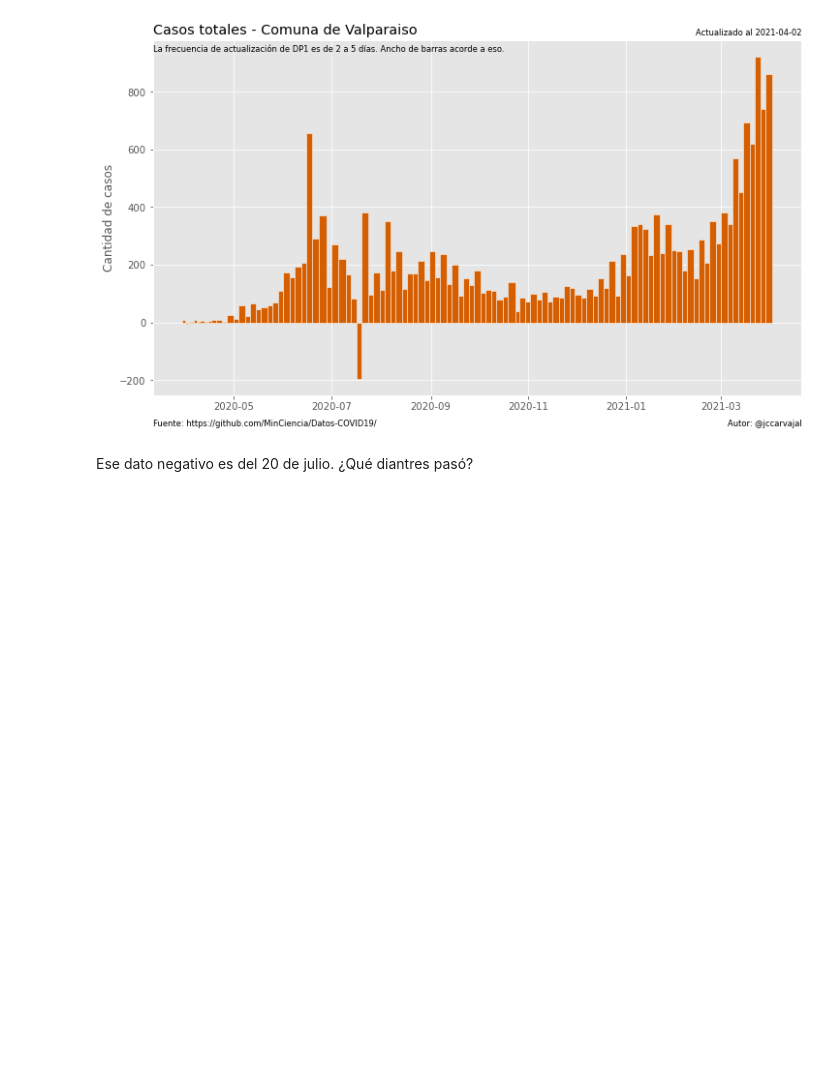
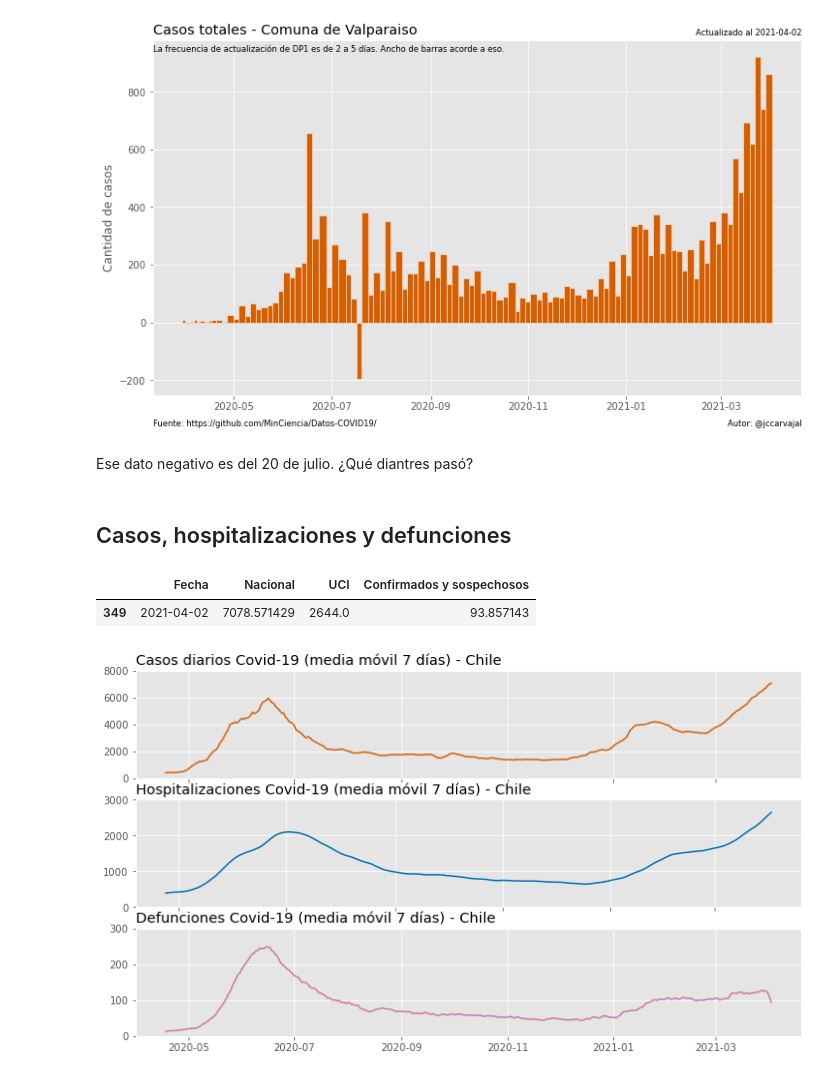
Before and after one commit to jccarvajal/covid19chile, a Jupyter notebook: Covid_19_Chile.ipynb, the cells around one changed output. Cells and saved outputs as stored; diff of their text form; code cells hidden in the pictures; blank space fills up the shorter version.

```diff
--- a/Covid_19_Chile.ipynb
+++ b/Covid_19_Chile.ipynb
@@ -830,3 +830,5 @@ plt.show()
 [figure]
 # %% [markdown]
 Ese dato negativo es del 20 de julio. ¿Qué diantres pasó?
+# %% [markdown]
+## Casos, hospitalizaciones y defunciones
@@ -832,0 +838,59 @@ Ese dato negativo es del 20 de julio. ¿Qué diantres pasó?
+# %%
+# Paso 2: Transformar data
+
+#Casos diarios
+casos_diarios_nacional = dp13_edit_nac[['Fecha', 'Nacional']].reset_index(drop=True)
+
+#Hospitalizaciones
+hospitalizaciones_uci = hospitalizaciones[['Fecha', 'UCI']].reset_index(drop=True)
+hospitalizaciones_uci_mm1 = hospitalizaciones_uci.iloc[:, 0]
+hospitalizaciones_uci_mm2 = hospitalizaciones_uci.iloc[:, 1:18].rolling(7).mean()
+hospitalizaciones_uci_mm = pd.concat([hospitalizaciones_uci_mm1, hospitalizaciones_uci_mm2], axis=1)
+
+#Defunciones
+defunciones_nacional = dp37_f_mm[['Fecha', 'Confirmados y sospechosos']].reset_index(drop=True)
+
+los_dos_casos = pd.merge(casos_diarios_nacional, hospitalizaciones_uci_mm, on=['Fecha'])
+los_tres_casos = pd.merge(los_dos_casos, defunciones_nacional, on=['Fecha'])
+los_tres_casos.tail(1)
+# %% [output]
+|  | Fecha | Nacional | UCI | Confirmados y sospechosos |
+| 349 | 2021-04-02 | 7078.571429 | 2644.0 | 93.857143 |
+# %%
+# Paso 3: Visualizar data
+plt.style.use('ggplot')
+plt.figure(figsize=(12,6.75))
+
+plt.subplot(311)
+plt.plot(los_tres_casos['Fecha'], los_tres_casos['Nacional'], color='#D55E00')
+plt.title('Casos diarios Covid-19 (media móvil 7 días) - Chile', loc='left')
+plt.ylim(ymin=0)
+plt.ylim(ymax=8000)
+plt.gca().axes.xaxis.set_ticklabels([])
+plt.grid(True)
+
+plt.subplot(312)
+plt.plot(los_tres_casos['Fecha'], los_tres_casos['UCI'], color='#0072B2')
+plt.title('Hospitalizaciones Covid-19 (media móvil 7 días) - Chile', loc='left')
+plt.ylim(ymin=0)
+plt.ylim(ymax=3000)
+plt.gca().axes.xaxis.set_ticklabels([])
+plt.grid(True)
+
+plt.subplot(313)
+plt.plot(los_tres_casos['Fecha'], los_tres_casos['Confirmados y sospechosos'], color='#CC79A7')
+plt.title('Defunciones Covid-19 (media móvil 7 días) - Chile', loc='left')
+plt.ylim(ymin=0)
+plt.ylim(ymax=300)
+plt.grid(True)
+
+# Guardar figura en directorio
+directory = 'Covid_19_Figures'
+filename = 'Casos_diarios_hospitalizaciones_defunciones.png'
+if not os.path.exists(directory):
+    os.makedirs(directory)
+savepath = os.path.join(directory, filename)
+plt.savefig(savepath, dpi=200)
+plt.show()
+# %% [output]
+[figure, added]
```
Also changed, not shown: parts of 1 cell of this notebook.
